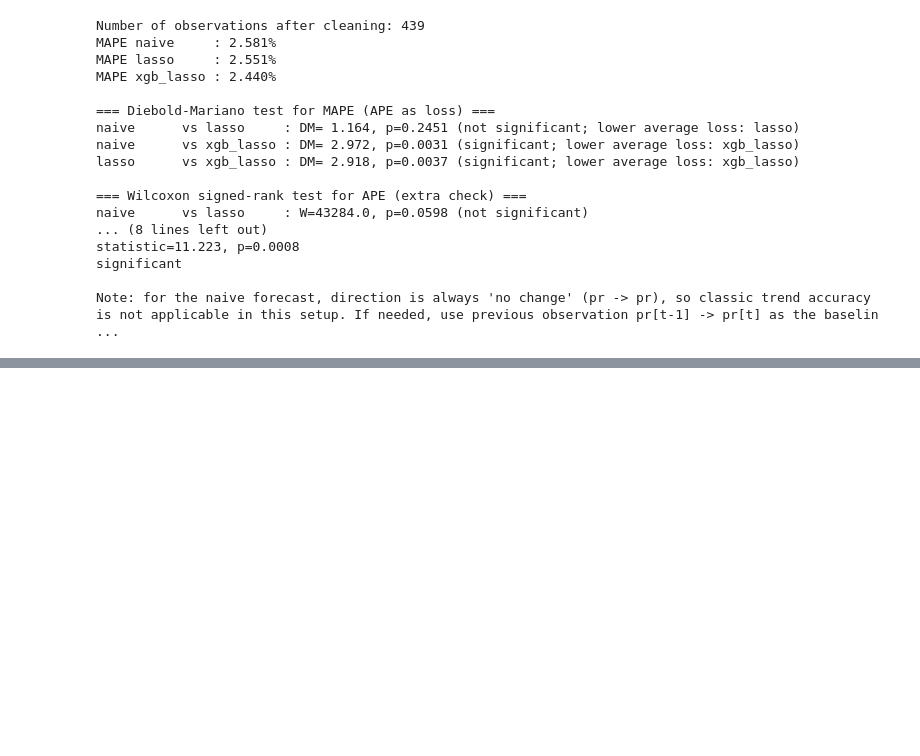
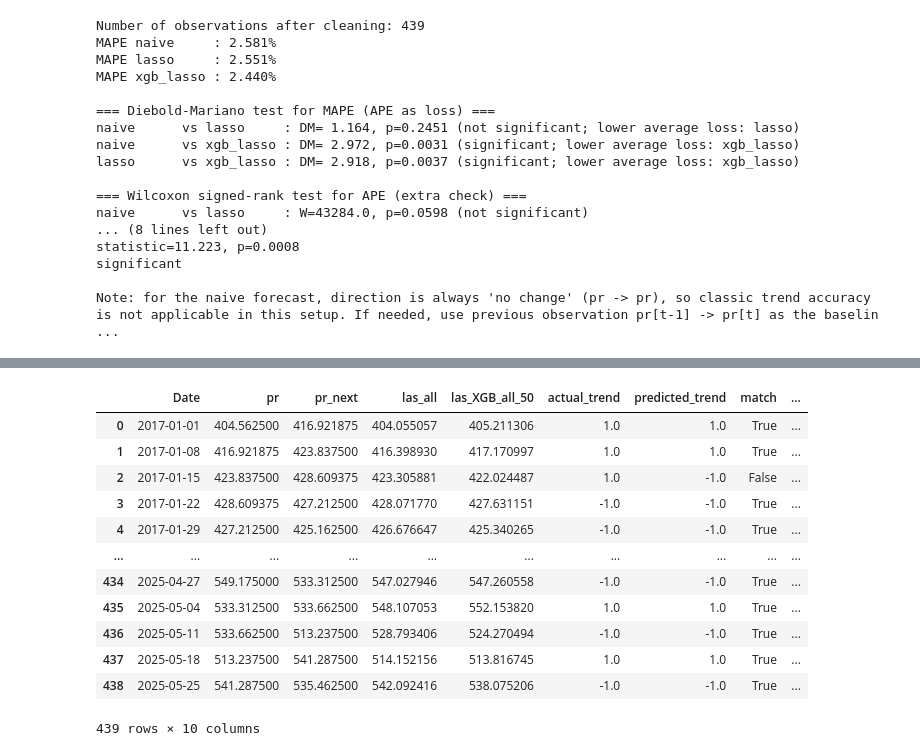
Before and after one commit to ypodmogaev/feature_selection, a Jupyter notebook: feature_selection.ipynb, the cells around one changed output, grey strips where cells are left out. Cells and saved outputs as stored; diff of their text form; code cells hidden in the pictures; blank space fills up the shorter version.

```diff
--- a/feature_selection.ipynb
+++ b/feature_selection.ipynb
@@ -7484,0 +7490,16 @@ Note: for the naive forecast, direction is always 'no change' (pr -> pr), so cla
+# %%
+def add_trend_markers(df, pred_col, price_col='pr', next_price_col='pr_next'):
+    """Mark actual trend, predicted trend, and whether they match.
+
+    actual_trend    : +1 if price actually went up next week, -1 if down
+    predicted_trend : +1 if the model forecasts a rise, -1 if a fall
+    match           : True when predicted_trend equals actual_trend
+    """
+    df = df.copy()
+    df['actual_trend'] = np.sign(df[next_price_col] - df[price_col])
+    df['predicted_trend'] = np.sign(df[pred_col] - df[price_col])
+    df['match'] = df['actual_trend'] == df['predicted_trend']
+    return df
+
+
+trend_df = add_trend_markers(sst_df_short, pred_col='las_XGB_all_50')
@@ -7484,0 +7522,31 @@ Note: for the naive forecast, direction is always 'no change' (pr -> pr), so cla
+# %%
+def add_returns(df, price_col='pr', next_price_col='pr_next'):
+    """Add realized market return and trend-following strategy return.
+
+    actual_return   : realized weekly % change of the underlying
+    strategy_return : predicted_trend * actual_return
+                       (long if trend up, short if trend down)
+    """
+    df = df.copy()
+    df['actual_return'] = df[next_price_col] / df[price_col] - 1
+    df['strategy_return'] = df['predicted_trend'] * df['actual_return']
+    return df
+
+
+trend_df = add_returns(trend_df)
+# %%
+trend_df
+# %% [output]
+|  | Date | pr | pr_next | las_all | las_XGB_all_50 | actual_trend | predicted_trend | match | ... |
+| 0 | 2017-01-01 | 404.562500 | 416.921875 | 404.055057 | 405.211306 | 1.0 | 1.0 | True | ... |
+| 1 | 2017-01-08 | 416.921875 | 423.837500 | 416.398930 | 417.170997 | 1.0 | 1.0 | True | ... |
+| 2 | 2017-01-15 | 423.837500 | 428.609375 | 423.305881 | 422.024487 | 1.0 | -1.0 | False | ... |
+| 3 | 2017-01-22 | 428.609375 | 427.212500 | 428.071770 | 427.631151 | -1.0 | -1.0 | True | ... |
+| 4 | 2017-01-29 | 427.212500 | 425.162500 | 426.676647 | 425.340265 | -1.0 | -1.0 | True | ... |
+| ... | ... | ... | ... | ... | ... | ... | ... | ... | ... |
+| 434 | 2025-04-27 | 549.175000 | 533.312500 | 547.027946 | 547.260558 | -1.0 | -1.0 | True | ... |
+| 435 | 2025-05-04 | 533.312500 | 533.662500 | 548.107053 | 552.153820 | 1.0 | 1.0 | True | ... |
+| 436 | 2025-05-11 | 533.662500 | 513.237500 | 528.793406 | 524.270494 | -1.0 | -1.0 | True | ... |
+| 437 | 2025-05-18 | 513.237500 | 541.287500 | 514.152156 | 513.816745 | 1.0 | 1.0 | True | ... |
+| 438 | 2025-05-25 | 541.287500 | 535.462500 | 542.092416 | 538.075206 | -1.0 | -1.0 | True | ... |
+439 rows × 10 columns
```
Also changed, not shown: parts of 12 cells of this notebook.
